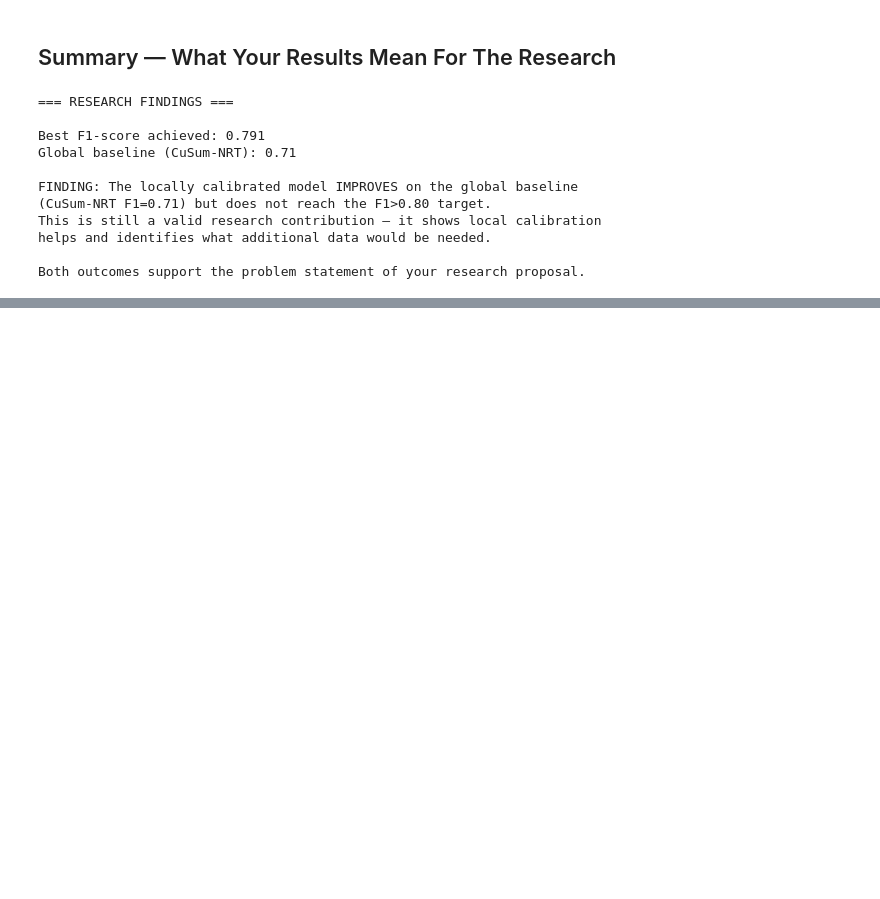
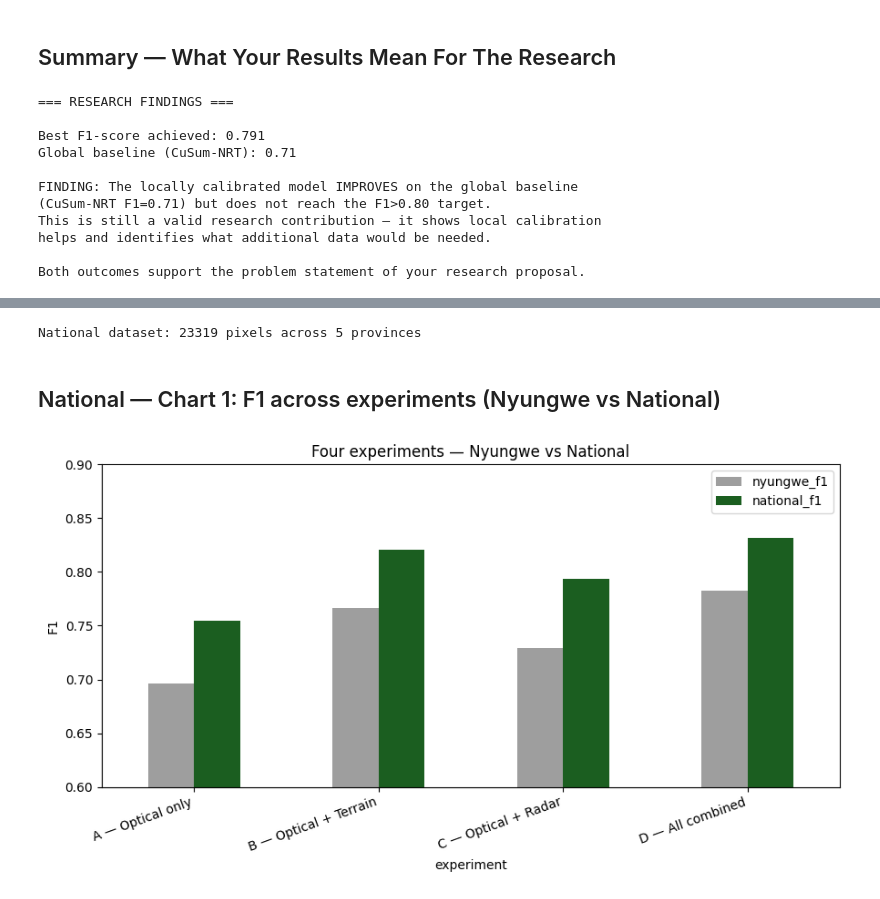
Before and after one commit to izerekerie/shishoza_ml_project, a Jupyter notebook: notebooks/04_Results_Visualise.ipynb, the cells around one changed output, grey strips where cells are left out. Cells and saved outputs as stored; diff of their text form; code cells hidden in the pictures; blank space fills up the shorter version.

Commit message:
feat(nb04): add national charts + confusion matrix below Nyungwe

```diff
--- a/notebooks/04_Results_Visualise.ipynb
+++ b/notebooks/04_Results_Visualise.ipynb
@@ -228,0 +233,38 @@ Both outcomes support the problem statement of your research proposal.
+# %%
+# ===== NATIONAL SECTION SETUP =====
+import json, os, pickle
+import numpy as np, pandas as pd
+import matplotlib.pyplot as plt
+from sklearn.ensemble import RandomForestClassifier
+from sklearn.model_selection import StratifiedKFold, train_test_split
+from sklearn.cluster import DBSCAN
+from sklearn.metrics import f1_score, precision_score, recall_score, confusion_matrix
+if os.path.basename(os.getcwd()) == 'notebooks':
+    os.chdir('..')
+
+nat_raw = pd.read_csv('data/raw/training_data_national.csv')
+nat = nat_raw.drop(columns=[c for c in ['system:index','.geo','province'] if c in nat_raw.columns])
+print('National dataset:', nat.shape[0], 'pixels across', nat_raw['province'].nunique(), 'provinces')
+
+def experiments_for(cols):
+    A=[c for c in cols if any(x in c for x in ['NDVI','EVI','SWIR','NBR','RED','GREEN','NIR']) and 'label' not in c]
+    B=A+[c for c in cols if c in ['elevation','slope','aspect']]
+    C=A+[c for c in cols if any(x in c for x in ['VH','VV','ratio'])]
+    D=A+[c for c in cols if any(x in c for x in ['elevation','slope','aspect','VH','VV','ratio'])]
+    return {'A — Optical only':A,'B — Optical + Terrain':B,'C — Optical + Radar':C,'D — All combined':D}
+def rf_tuned():
+    return RandomForestClassifier(n_estimators=800, max_depth=25, min_samples_leaf=1,
+        max_features='sqrt', class_weight='balanced', random_state=42, n_jobs=-1)
+# %% [output]
+National dataset: 23319 pixels across 5 provinces
+# %% [markdown]
+## National — Chart 1: F1 across experiments (Nyungwe vs National)
+# %%
+cmp = pd.read_csv('results/experiments_national/experiment_results_national.csv')
+ax = cmp.set_index('experiment')[['nyungwe_f1','national_f1']].plot(
+        kind='bar', figsize=(9,5), color=['#9E9E9E','#1B5E20'])
+ax.set_ylabel('F1'); ax.set_ylim(0.6,0.9); ax.set_title('Four experiments — Nyungwe vs National')
+plt.xticks(rotation=20, ha='right'); plt.tight_layout()
+plt.savefig('results/metrics/results_f1_comparison_national.png', dpi=150, bbox_inches='tight'); plt.show()
+# %% [output]
+[figure, added]
```
Also changed, not shown: parts of 3 cells of this notebook.
